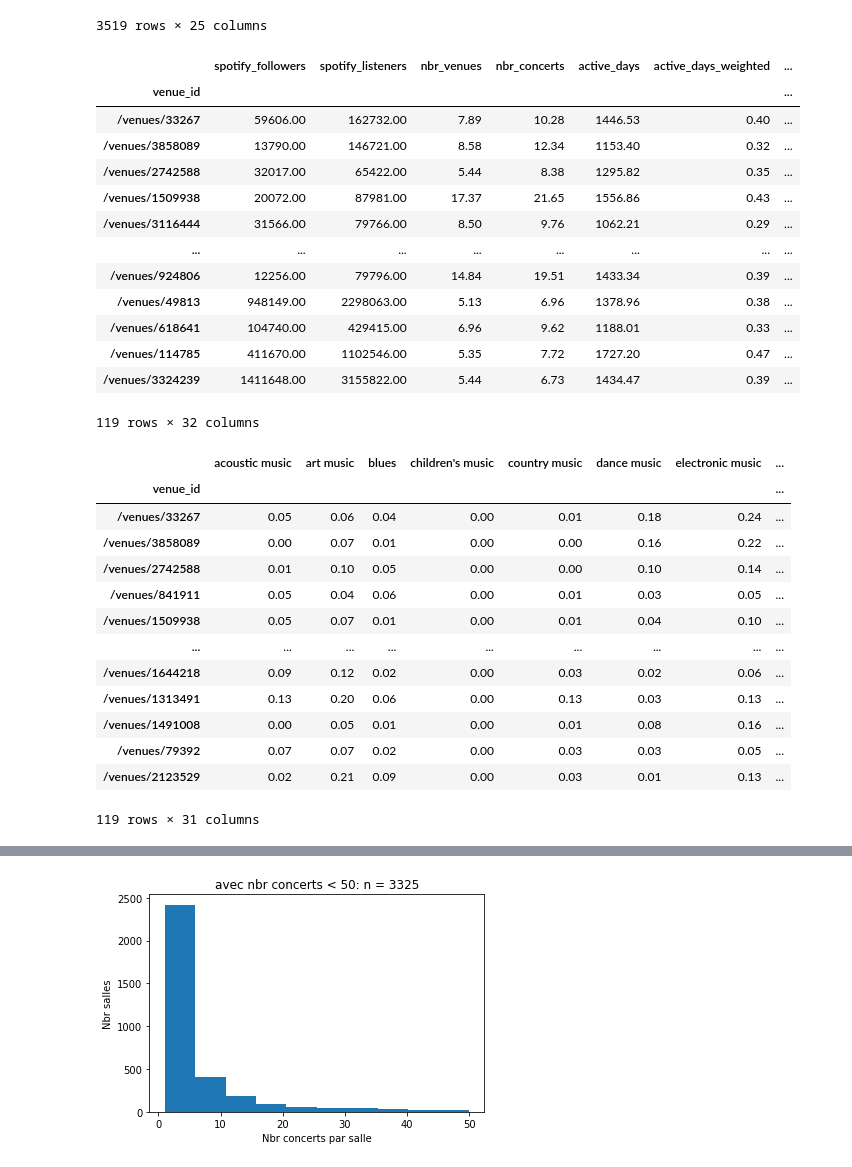
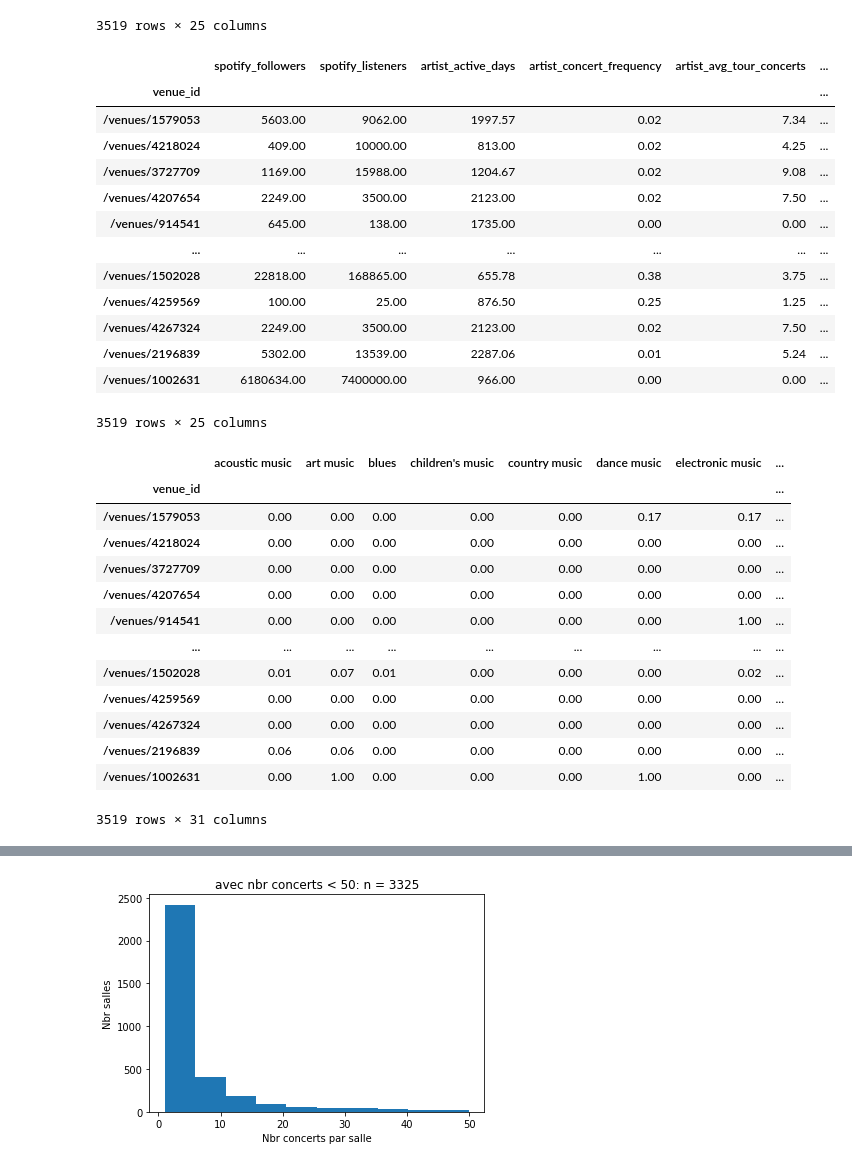
Before and after one commit to cyrillegc/thesis-redux, a Jupyter notebook: classifier.ipynb, the cells around one changed output, grey strips where cells are left out. Saved outputs shown, nothing was run; the diff lists cells and outputs as text; code cells hidden in the pictures.

```diff
--- a/classifier.ipynb
+++ b/classifier.ipynb
@@ -531,7 +531,7 @@ corr.style.background_gradient(cmap='coolwarm')
 with open('data/data_stats_venues_artists_v2.csv', encoding='utf-8') as file:
     stats_venues_features_df = pd.read_csv(file, index_col=0)
 
-with open('data/songkick/data_songkick_venues_light.csv', encoding='utf-8') as file:
+with open('data/songkick/data_songkick_venues_light_coord.csv', encoding='utf-8') as file:
     venues_df = pd.read_csv(file, index_col=1).drop(columns=['Unnamed: 0'])
 
 with open('data/data_stats_venues_genres_v2.csv', encoding='utf-8') as file:
@@ -556,25 +556,25 @@ stats_venues_genres_df
 # %%
 venues_stats_features_df = stats_venues_features_df.copy()
 # add venue name and locality to DataFrame
-venues_stats_features_df = venues_stats_df.merge(
+venues_stats_features_df = venues_stats_features_df.merge(
     venues_df[['venue', 'locality', 'latitude', 'longitude']], left_index=True, right_index=True)
-venues_stats_features_df = venues_stats_df.sort_values(by=['locality'])
+venues_stats_features_df = venues_stats_features_df.sort_values(by=['locality'])
 venues_stats_features_df
 # %% [output]
-|  | spotify_followers | spotify_listeners | nbr_venues | nbr_concerts | active_days | active_days_weighted | ... |
-| venue_id |  |  |  |  |  |  | ... |
-| /venues/33267 | 59606.00 | 162732.00 | 7.89 | 10.28 | 1446.53 | 0.40 | ... |
-| /venues/3858089 | 13790.00 | 146721.00 | 8.58 | 12.34 | 1153.40 | 0.32 | ... |
-| /venues/2742588 | 32017.00 | 65422.00 | 5.44 | 8.38 | 1295.82 | 0.35 | ... |
-| /venues/1509938 | 20072.00 | 87981.00 | 17.37 | 21.65 | 1556.86 | 0.43 | ... |
-| /venues/3116444 | 31566.00 | 79766.00 | 8.50 | 9.76 | 1062.21 | 0.29 | ... |
-| ... | ... | ... | ... | ... | ... | ... | ... |
-| /venues/924806 | 12256.00 | 79796.00 | 14.84 | 19.51 | 1433.34 | 0.39 | ... |
-| /venues/49813 | 948149.00 | 2298063.00 | 5.13 | 6.96 | 1378.96 | 0.38 | ... |
-| /venues/618641 | 104740.00 | 429415.00 | 6.96 | 9.62 | 1188.01 | 0.33 | ... |
-| /venues/114785 | 411670.00 | 1102546.00 | 5.35 | 7.72 | 1727.20 | 0.47 | ... |
-| /venues/3324239 | 1411648.00 | 3155822.00 | 5.44 | 6.73 | 1434.47 | 0.39 | ... |
+|  | spotify_followers | spotify_listeners | artist_active_days | artist_concert_frequency | artist_avg_tour_concerts | ... |
+| venue_id |  |  |  |  |  | ... |
+| /venues/1579053 | 5603.00 | 9062.00 | 1997.57 | 0.02 | 7.34 | ... |
+| /venues/4218024 | 409.00 | 10000.00 | 813.00 | 0.02 | 4.25 | ... |
+| /venues/3727709 | 1169.00 | 15988.00 | 1204.67 | 0.02 | 9.08 | ... |
+| /venues/4207654 | 2249.00 | 3500.00 | 2123.00 | 0.02 | 7.50 | ... |
+| /venues/914541 | 645.00 | 138.00 | 1735.00 | 0.00 | 0.00 | ... |
+| ... | ... | ... | ... | ... | ... | ... |
+| /venues/1502028 | 22818.00 | 168865.00 | 655.78 | 0.38 | 3.75 | ... |
+| /venues/4259569 | 100.00 | 25.00 | 876.50 | 0.25 | 1.25 | ... |
+| /venues/4267324 | 2249.00 | 3500.00 | 2123.00 | 0.02 | 7.50 | ... |
+| /venues/2196839 | 5302.00 | 13539.00 | 2287.06 | 0.01 | 5.24 | ... |
+| /venues/1002631 | 6180634.00 | 7400000.00 | 966.00 | 0.00 | 0.00 | ... |
-119 rows × 32 columns
+3519 rows × 25 columns
 # %%
 venues_stats_genres_df = stats_venues_genres_df.copy()
 # add venue name and locality to DataFrame
@@ -588,18 +588,18 @@ venues_stats_genres_df
 # %% [output]
 |  | acoustic music | art music | blues | children's music | country music | dance music | electronic music | ... |
 | venue_id |  |  |  |  |  |  |  | ... |
-| /venues/33267 | 0.05 | 0.06 | 0.04 | 0.00 | 0.01 | 0.18 | 0.24 | ... |
-| /venues/3858089 | 0.00 | 0.07 | 0.01 | 0.00 | 0.00 | 0.16 | 0.22 | ... |
-| /venues/2742588 | 0.01 | 0.10 | 0.05 | 0.00 | 0.00 | 0.10 | 0.14 | ... |
-| /venues/841911 | 0.05 | 0.04 | 0.06 | 0.00 | 0.01 | 0.03 | 0.05 | ... |
-| /venues/1509938 | 0.05 | 0.07 | 0.01 | 0.00 | 0.01 | 0.04 | 0.10 | ... |
+| /venues/1579053 | 0.00 | 0.00 | 0.00 | 0.00 | 0.00 | 0.17 | 0.17 | ... |
+| /venues/4218024 | 0.00 | 0.00 | 0.00 | 0.00 | 0.00 | 0.00 | 0.00 | ... |
+| /venues/3727709 | 0.00 | 0.00 | 0.00 | 0.00 | 0.00 | 0.00 | 0.00 | ... |
+| /venues/4207654 | 0.00 | 0.00 | 0.00 | 0.00 | 0.00 | 0.00 | 0.00 | ... |
+| /venues/914541 | 0.00 | 0.00 | 0.00 | 0.00 | 0.00 | 0.00 | 1.00 | ... |
 | ... | ... | ... | ... | ... | ... | ... | ... | ... |
-| /venues/1644218 | 0.09 | 0.12 | 0.02 | 0.00 | 0.03 | 0.02 | 0.06 | ... |
-| /venues/1313491 | 0.13 | 0.20 | 0.06 | 0.00 | 0.13 | 0.03 | 0.13 | ... |
-| /venues/1491008 | 0.00 | 0.05 | 0.01 | 0.00 | 0.01 | 0.08 | 0.16 | ... |
-| /venues/79392 | 0.07 | 0.07 | 0.02 | 0.00 | 0.03 | 0.03 | 0.05 | ... |
-| /venues/2123529 | 0.02 | 0.21 | 0.09 | 0.00 | 0.03 | 0.01 | 0.13 | ... |
+| /venues/1502028 | 0.01 | 0.07 | 0.01 | 0.00 | 0.00 | 0.00 | 0.02 | ... |
+| /venues/4259569 | 0.00 | 0.00 | 0.00 | 0.00 | 0.00 | 0.00 | 0.00 | ... |
+| /venues/4267324 | 0.00 | 0.00 | 0.00 | 0.00 | 0.00 | 0.00 | 0.00 | ... |
+| /venues/2196839 | 0.06 | 0.06 | 0.00 | 0.00 | 0.00 | 0.00 | 0.00 | ... |
+| /venues/1002631 | 0.00 | 1.00 | 0.00 | 0.00 | 0.00 | 1.00 | 0.00 | ... |
-119 rows × 31 columns
+3519 rows × 31 columns
 # %%
 venues_stats_df = stats_venues_genres_df.copy()
 # add venue name and locality to DataFrame
```
Also changed, not shown: parts of 10 cells of this notebook, 16 other files.
